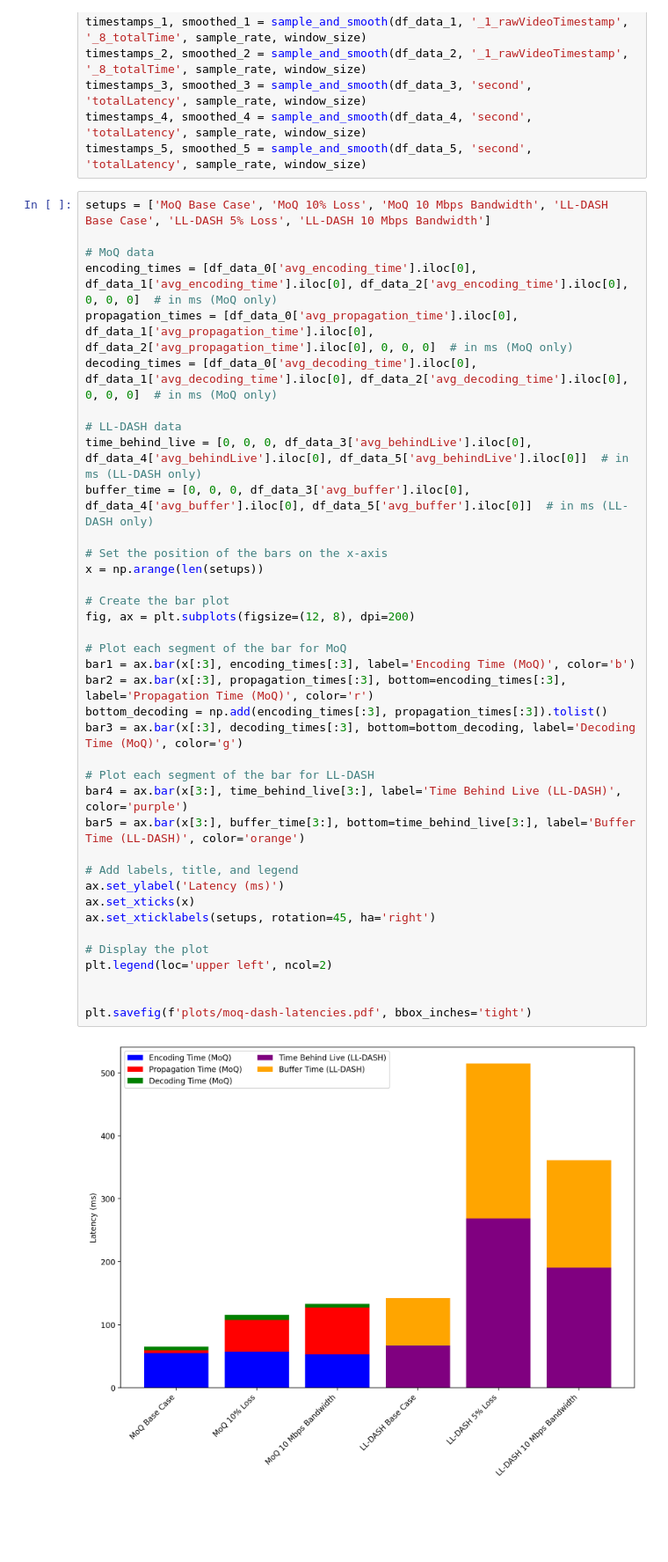
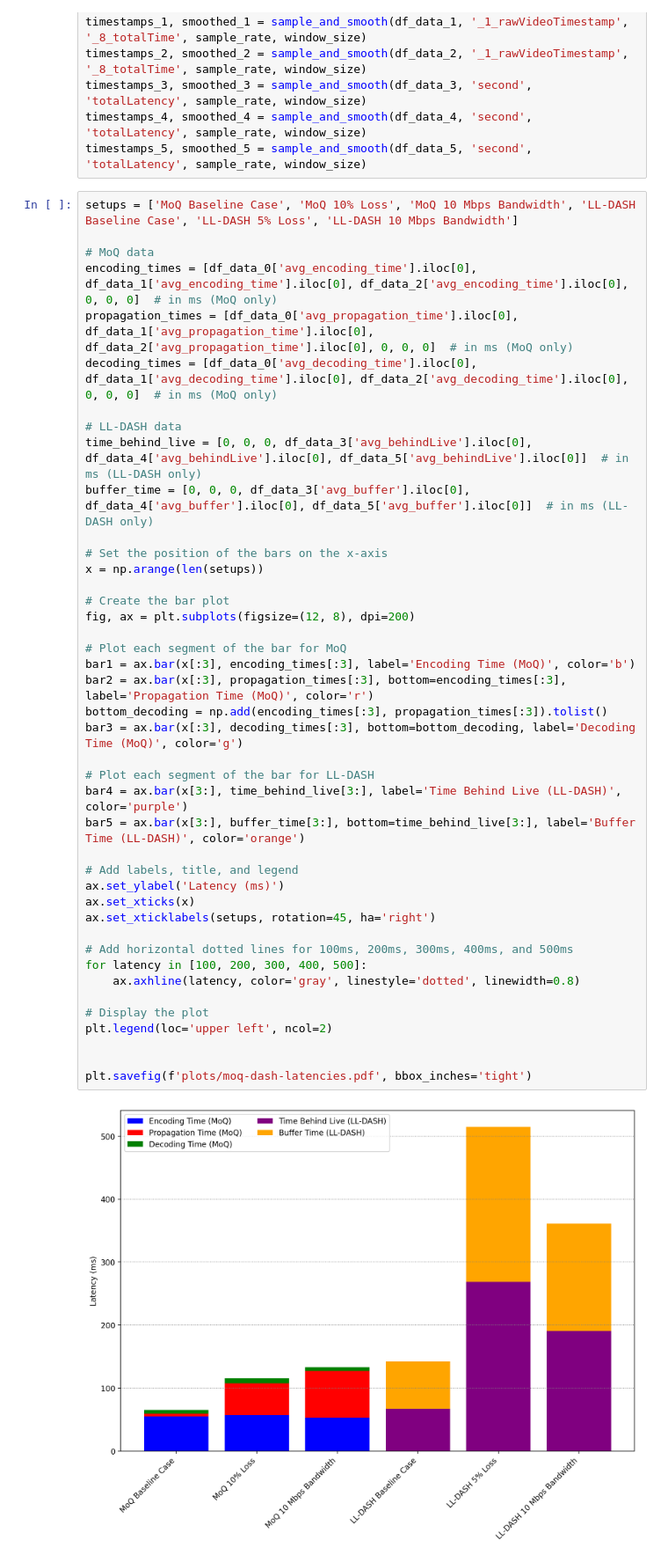
Before and after one commit to LasseWinkel/moq-dash-data, a Jupyter notebook: moq_dash_comparison/3_3.ipynb, the cells around one changed output. Shown at 88% size. Saved outputs shown, nothing was run; the diff lists cells and outputs as text; blank space fills up the shorter version.

Commit message:
Horizontal bars for visibility

```diff
--- a/moq_dash_comparison/3_3.ipynb
+++ b/moq_dash_comparison/3_3.ipynb
@@ -275,7 +276,7 @@ timestamps_3, smoothed_3 = sample_and_smooth(df_data_3, 'second', 'totalLatency'
 timestamps_4, smoothed_4 = sample_and_smooth(df_data_4, 'second', 'totalLatency', sample_rate, window_size)
 timestamps_5, smoothed_5 = sample_and_smooth(df_data_5, 'second', 'totalLatency', sample_rate, window_size)
 # %%
-setups = ['MoQ Base Case', 'MoQ 10% Loss', 'MoQ 10 Mbps Bandwidth', 'LL-DASH Base Case', 'LL-DASH 5% Loss', 'LL-DASH 10 Mbps Bandwidth']
+setups = ['MoQ Baseline Case', 'MoQ 10% Loss', 'MoQ 10 Mbps Bandwidth', 'LL-DASH Baseline Case', 'LL-DASH 5% Loss', 'LL-DASH 10 Mbps Bandwidth']
 
 # MoQ data
 encoding_times = [df_data_0['avg_encoding_time'].iloc[0], df_data_1['avg_encoding_time'].iloc[0], df_data_2['avg_encoding_time'].iloc[0], 0, 0, 0]  # in ms (MoQ only)
@@ -286,31 +287,35 @@ decoding_times = [df_data_0['avg_decoding_time'].iloc[0], df_data_1['avg_decodin
 time_behind_live = [0, 0, 0, df_data_3['avg_behindLive'].iloc[0], df_data_4['avg_behindLive'].iloc[0], df_data_5['avg_behindLive'].iloc[0]]  # in ms (LL-DASH only)
 buffer_time = [0, 0, 0, df_data_3['avg_buffer'].iloc[0], df_data_4['avg_buffer'].iloc[0], df_data_5['avg_buffer'].iloc[0]]  # in ms (LL-DASH only)
 
 # Set the position of the bars on the x-axis
 x = np.arange(len(setups))
 
 # Create the bar plot
 fig, ax = plt.subplots(figsize=(12, 8), dpi=200)
 
 # Plot each segment of the bar for MoQ
 bar1 = ax.bar(x[:3], encoding_times[:3], label='Encoding Time (MoQ)', color='b')
 bar2 = ax.bar(x[:3], propagation_times[:3], bottom=encoding_times[:3], label='Propagation Time (MoQ)', color='r')
 bottom_decoding = np.add(encoding_times[:3], propagation_times[:3]).tolist()
 bar3 = ax.bar(x[:3], decoding_times[:3], bottom=bottom_decoding, label='Decoding Time (MoQ)', color='g')
 
 # Plot each segment of the bar for LL-DASH
 bar4 = ax.bar(x[3:], time_behind_live[3:], label='Time Behind Live (LL-DASH)', color='purple')
 bar5 = ax.bar(x[3:], buffer_time[3:], bottom=time_behind_live[3:], label='Buffer Time (LL-DASH)', color='orange')
 
 # Add labels, title, and legend
 ax.set_ylabel('Latency (ms)')
 ax.set_xticks(x)
 ax.set_xticklabels(setups, rotation=45, ha='right')
 
+# Add horizontal dotted lines for 100ms, 200ms, 300ms, 400ms, and 500ms
+for latency in [100, 200, 300, 400, 500]:
+    ax.axhline(latency, color='gray', linestyle='dotted', linewidth=0.8)
+
 # Display the plot
 plt.legend(loc='upper left', ncol=2)
 
 
 plt.savefig(f'plots/moq-dash-latencies.pdf', bbox_inches='tight')
 # %% [output]
-[figure, old version]
+[figure, new version]
```
Also changed, not shown: parts of 2 cells of this notebook, 1 other file.
